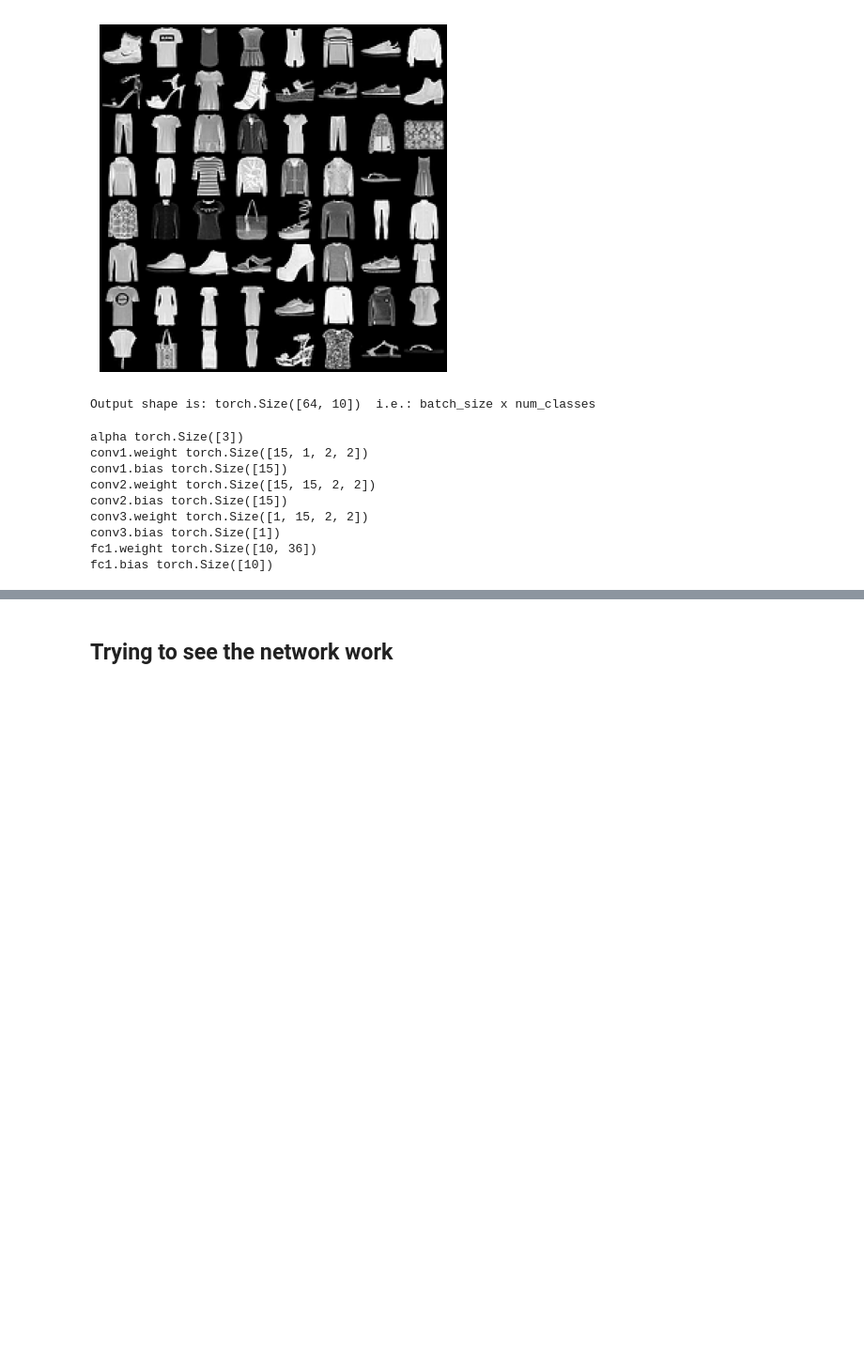
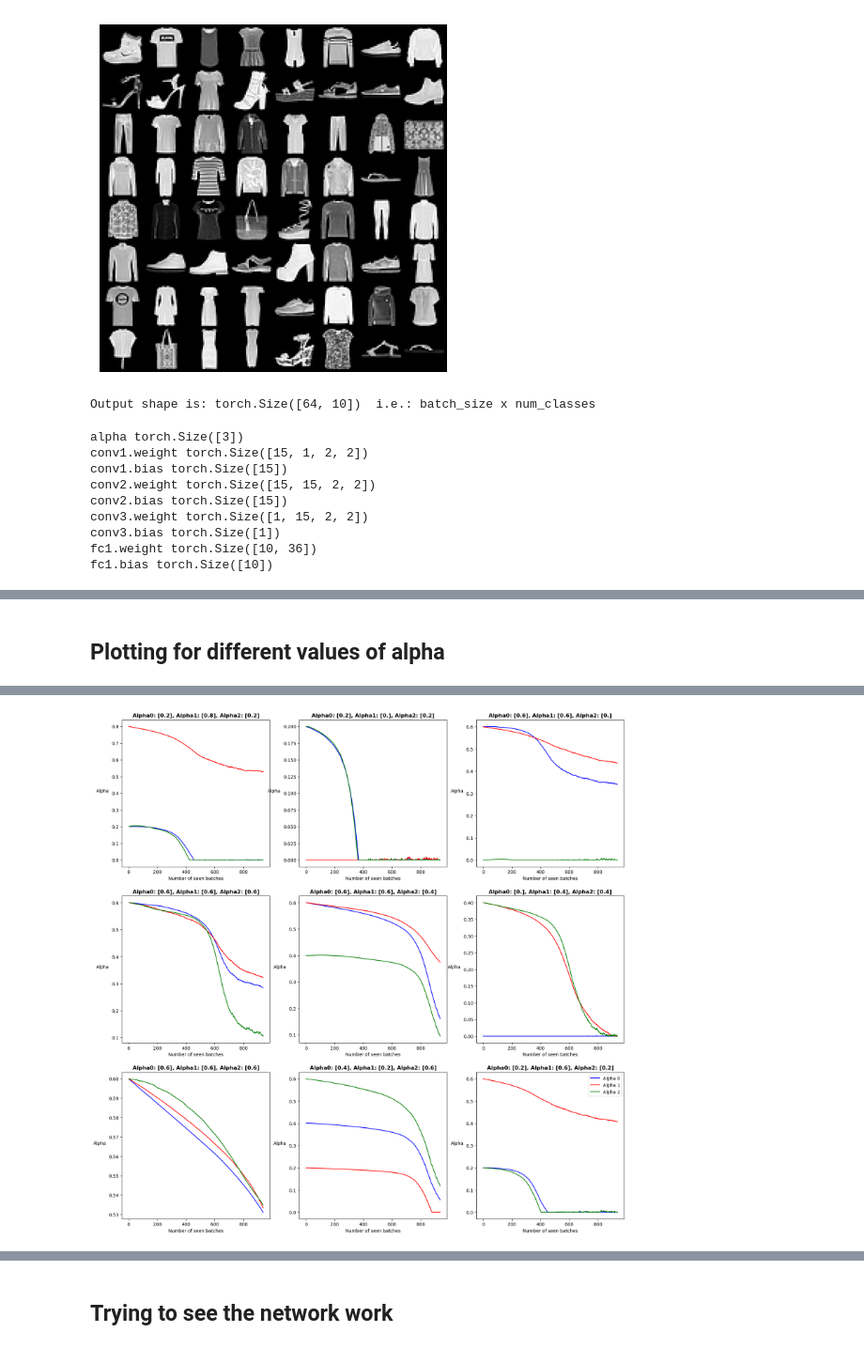
Before and after one commit to pettepiero/parametrized-relu-classifier, a Jupyter notebook: challenge2.ipynb, the cells around one changed output, grey strips where cells are left out. Shown: that part at 94% size. Saved outputs shown, nothing was run; the diff lists cells and outputs as text; code cells hidden in the pictures; blank space fills up the shorter version.

```diff
--- a/challenge2.ipynb
+++ b/challenge2.ipynb
@@ -253,0 +314,37 @@ _ = plt.ylabel("Alpha")
+# %% [markdown]
+## Plotting for different values of alpha
+# %%
+alpha_range = np.arange(start=0, stop=1, step=0.2)
+
+fig, ax = plt.subplots(3, 3, figsize=(20, 20))
+ax = ax.flatten()
+for i in range(9):
+    alpha0 = np.random.choice(alpha_range, size=1).astype(float)
+    alpha1 = np.random.choice(alpha_range, size=1).astype(float)
+    alpha2 = np.random.choice(alpha_range, size=1).astype(float)
+
+    model = Classifier_Net(alpha0, alpha1, alpha2)
+
+    optimizer = th.optim.SGD(model.parameters(), lr=LEARNING_RATE, momentum=MOMENTUM)
+
+    batch_losses, b_alpha_0, b_alpha_1, b_alpha_2 = train_model(
+        model, EPOCHS, optimizer=optimizer, loss_function=loss_function
+    )
+
+    xrange = range(len(b_alpha_0))
+    ax[i].plot(xrange, b_alpha_0, color="blue", label="Alpha 0")
+    ax[i].plot(xrange, b_alpha_1, color="red", label="Alpha 1")
+    ax[i].plot(xrange, b_alpha_2, color="green", label="Alpha 2")
+    ax[i].set_xlabel("Number of seen batches")
+    ax[i].set_ylabel("Alpha", rotation=0, labelpad=20)
+    ax[i].set_title(
+        f"Alpha0: {alpha0}, Alpha1: {alpha1}, Alpha2: {alpha2}", fontweight="bold"
+    )
+    loss, acc = get_test_stats(
+        model, test_loader, th.device("cpu"), Lambda, model.alpha
+    )
+    print(f"Model {i}: loss = {loss} | acc = {acc}")
+
+plt.legend()
+plt.show()
+# %% [output]
@@ -253,0 +360 @@ _ = plt.ylabel("Alpha")
+[figure, added]
```
Also changed, not shown: parts of 12 cells of this notebook.
